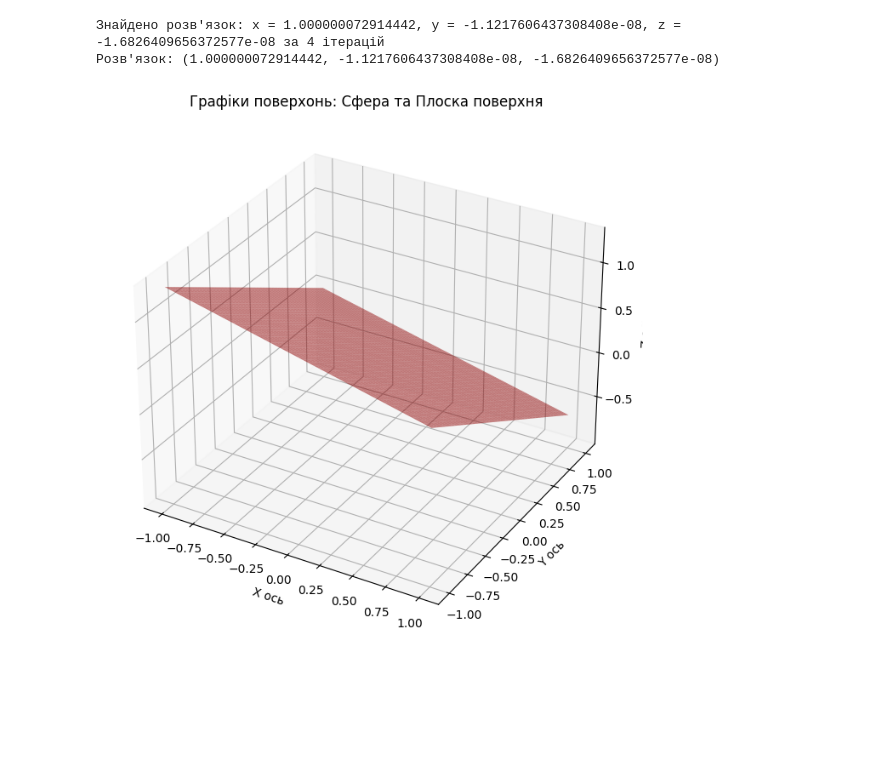
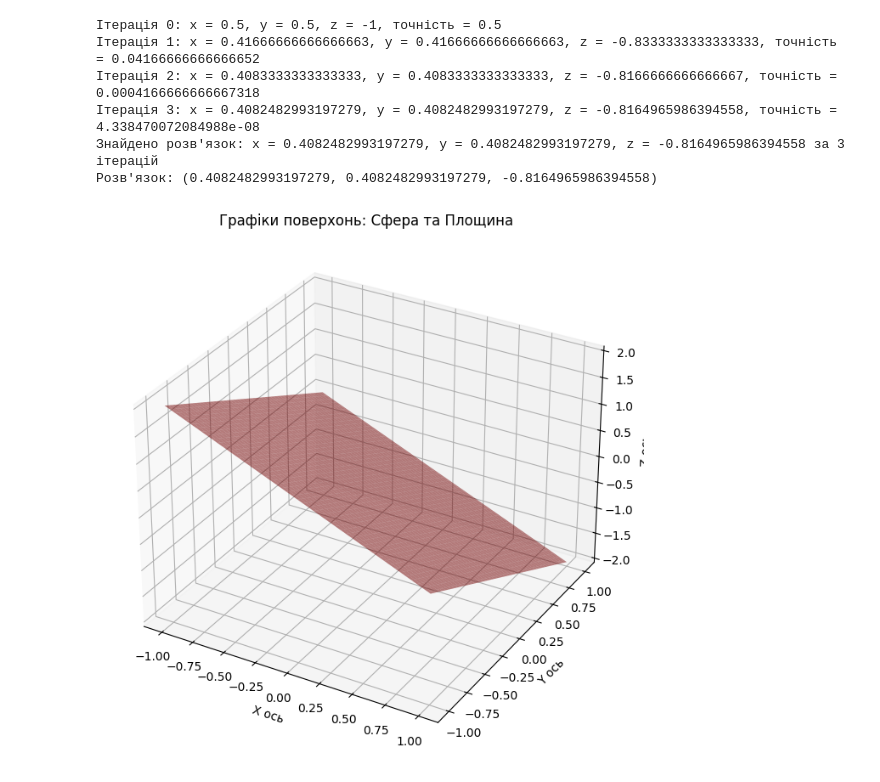
Before and after one commit to VikaBilyk/numeric_methods, a Jupyter notebook: lab3/lab3.ipynb, the cells around one changed output. Saved outputs shown, nothing was run; the diff lists cells and outputs as text; code cells hidden in the pictures; blank space fills up the shorter version.

```diff
--- a/lab3/lab3.ipynb
+++ b/lab3/lab3.ipynb
@@ -5,45 +5,47 @@ import numpy as np
 import matplotlib.pyplot as plt
 from mpl_toolkits.mplot3d import Axes3D
 
-
+# Визначення рівнянь
 def f1(x, y, z):
     return x**2 + y**2 + z**2 - 1  # Сфера
 
 def f2(x, y, z):
-    return x + 2 * y + 3 * z - 1  # Плоска
+    return x + y + z  # Площина
 
 # Вектор функцій
 def F(x, y, z):
     return np.array([f1(x, y, z), f2(x, y, z)])
 
-# Якобі матриця для нових функцій
+# Якобі матриця
 def jacobi(x, y, z):
     return np.array([
         [2 * x, 2 * y, 2 * z],
-        [1, 2, 3]
+        [1, 1, 1]
     ])
 
 # Модифікований метод Ньютона
-def modified_newton_method(x0, y0, z0, tol=1e-6, max_iter=100):
+def modified_newton_method_fixed_jacobian(x0, y0, z0, tol=1e-6, max_iter=100):
     x, y, z = x0, y0, z0
 
     for iteration in range(max_iter):
-        # Обчислюємо значення функцій у точці (x, y, z)
+        # Обчислюємо значення функцій у поточній точці (x, y, z)
         F_val = F(x, y, z)
 
+        # Виводимо значення на кожній ітерації
+        accuracy = np.linalg.norm(F_val, ord=2)
+        print(f"Ітерація {iteration}: x = {x}, y = {y}, z = {z}, точність = {accuracy}")
+
         # Перевіряємо умову збіжності
-        if np.linalg.norm(F_val, ord=2) < tol:
+        if accuracy < tol:
             print(f"Знайдено розв'язок: x = {x}, y = {y}, z = {z} за {iteration} ітерацій")
             return x, y, z
 
-        # Обчислюємо Якобіан
+        # Обчислюємо матрицю Якобі в поточній точці
         J = jacobi(x, y, z)
-
-        # Використовуємо псевдозворотню матрицю
-        J_pseudo_inv = np.linalg.pinv(J)
+        J_inv = np.linalg.pinv(J)  # Використовуємо псевдообернену матрицю
 
         # Розв'язуємо для delta
-        delta = -J_pseudo_inv @ F_val
+        delta = -J_inv @ F_val
 
         # Оновлюємо значення x, y, z
         x, y, z = x + delta[0], y + delta[1], z + delta[2]
@@ -58,50 +60,54 @@ def plot_surfaces():
     y = np.linspace(-1, 1, 100)
     x, y = np.meshgrid(x, y)
 
-    # Обчислюємо z для сфери та площини з перевіркою на ненадійні значення
-    z_sphere_positive = np.sqrt(np.maximum(0, 1 - x**2 - y**2))  # Використовуємо np.maximum
-    z_sphere_negative = -np.sqrt(np.maximum(0, 1 - x**2 - y**2))  # Використовуємо np.maximum
+    # Обчислюємо z для сфери та площини
+    z_sphere_positive = np.sqrt(np.maximum(0, 1 - x**2 - y**2))
+    z_sphere_negative = -np.sqrt(np.maximum(0, 1 - x**2 - y**2))
 
     # Маска для фільтрації ненадійних значень
     valid_mask = (x**2 + y**2 <= 1)
-    z_sphere_positive[~valid_mask] = np.nan  # Заміна на NaN
-    z_sphere_negative[~valid_mask] = np.nan  # Заміна на NaN
+    z_sphere_positive[~valid_mask] = np.nan
+    z_sphere_negative[~valid_mask] = np.nan
 
-    z_plane = (1 - x - 2 * y) / 3  # З формули площини
+    z_plane = -x - y  # З формули площини
 
     # Створюємо 3D графік
     fig = plt.figure(figsize=(10, 8))
     ax = fig.add_subplot(111, projection='3d')
 
     # Графік сфери
     ax.plot_surface(x, y, z_sphere_positive, color='b', alpha=0.5, rstride=100, cstride=100)
     ax.plot_surface(x, y, z_sphere_negative, color='b', alpha=0.5, rstride=100, cstride=100)
 
     # Графік площини
     ax.plot_surface(x, y, z_plane, color='r', alpha=0.5)
 
     # Налаштування графіка
     ax.set_xlabel('X ось')
     ax.set_ylabel('Y ось')
     ax.set_zlabel('Z ось')
-    ax.set_title('Графіки поверхонь: Сфера та Плоска поверхня')
+    ax.set_title('Графіки поверхонь: Сфера та Площина')
 
     plt.show()
 
 # Початкове наближення
-x0, y0, z0 = 0.5, 0.0, 0.0  # Спробуємо нове початкове наближення
+x0, y0, z0 = 0.5, 0.5, -1  # Спробуємо початкове наближення ближче до очікуваного розв'язку
 
 # Запускаємо метод
-solution = modified_newton_method(x0, y0, z0)
+solution = modified_newton_method_fixed_jacobian(x0, y0, z0)
 
 if solution:
     print("Розв'язок:", solution)
 else:
     print("Не вдалося знайти розв'язок.")
 
 # Побудова графіків поверхонь
 plot_surfaces()
 # %% [output]
-Знайдено розв'язок: x = 1.000000072914442, y = -1.1217606437308408e-08, z = -1.6826409656372577e-08 за 4 ітерацій
-Розв'язок: (1.000000072914442, -1.1217606437308408e-08, -1.6826409656372577e-08)
+Ітерація 0: x = 0.5, y = 0.5, z = -1, точність = 0.5
+Ітерація 1: x = 0.41666666666666663, y = 0.41666666666666663, z = -0.8333333333333333, точність = 0.04166666666666652
+Ітерація 2: x = 0.4083333333333333, y = 0.4083333333333333, z = -0.8166666666666667, точність = 0.0004166666666667318
+Ітерація 3: x = 0.4082482993197279, y = 0.4082482993197279, z = -0.8164965986394558, точність = 4.338470072084988e-08
+Знайдено розв'язок: x = 0.4082482993197279, y = 0.4082482993197279, z = -0.8164965986394558 за 3 ітерацій
+Розв'язок: (0.4082482993197279, 0.4082482993197279, -0.8164965986394558)
-[figure, old version]
+[figure, new version]
```
